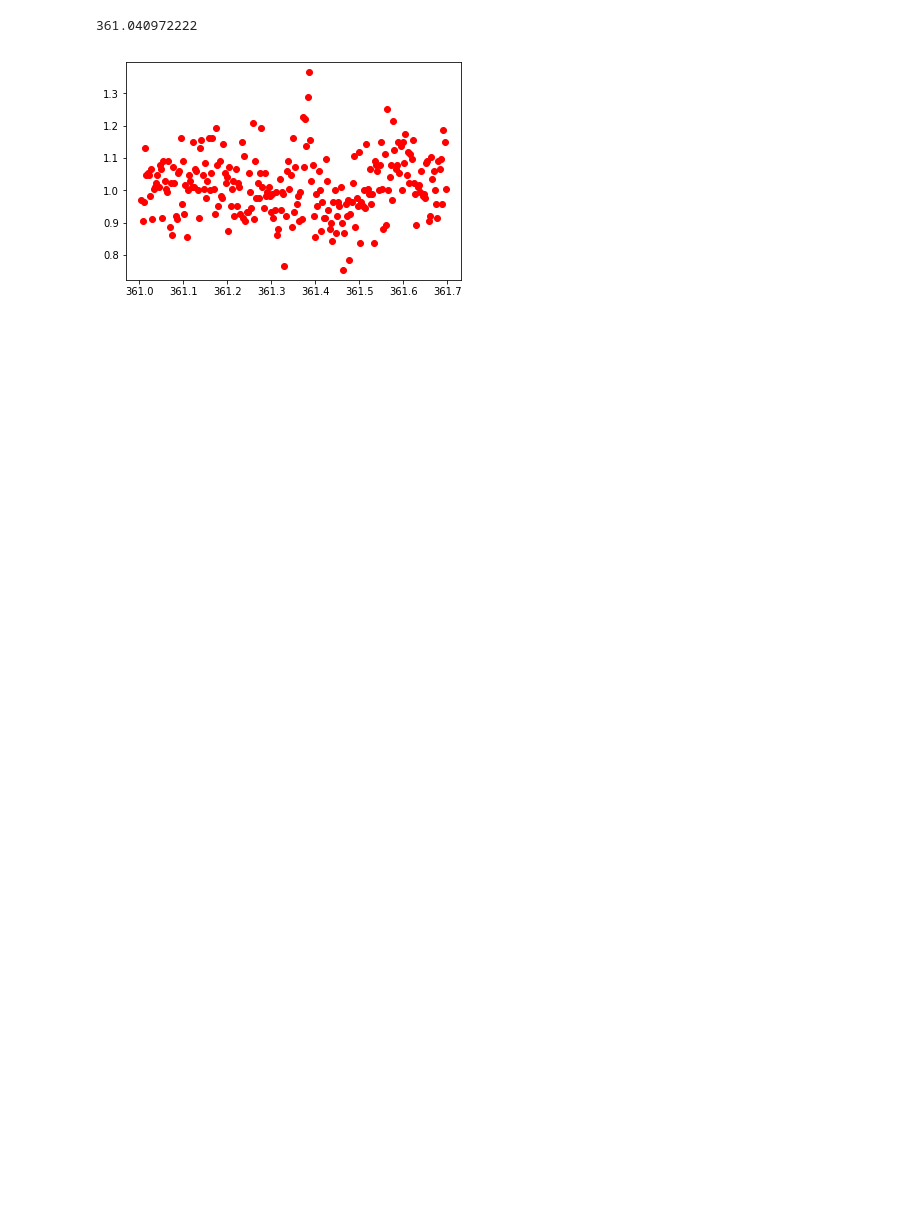
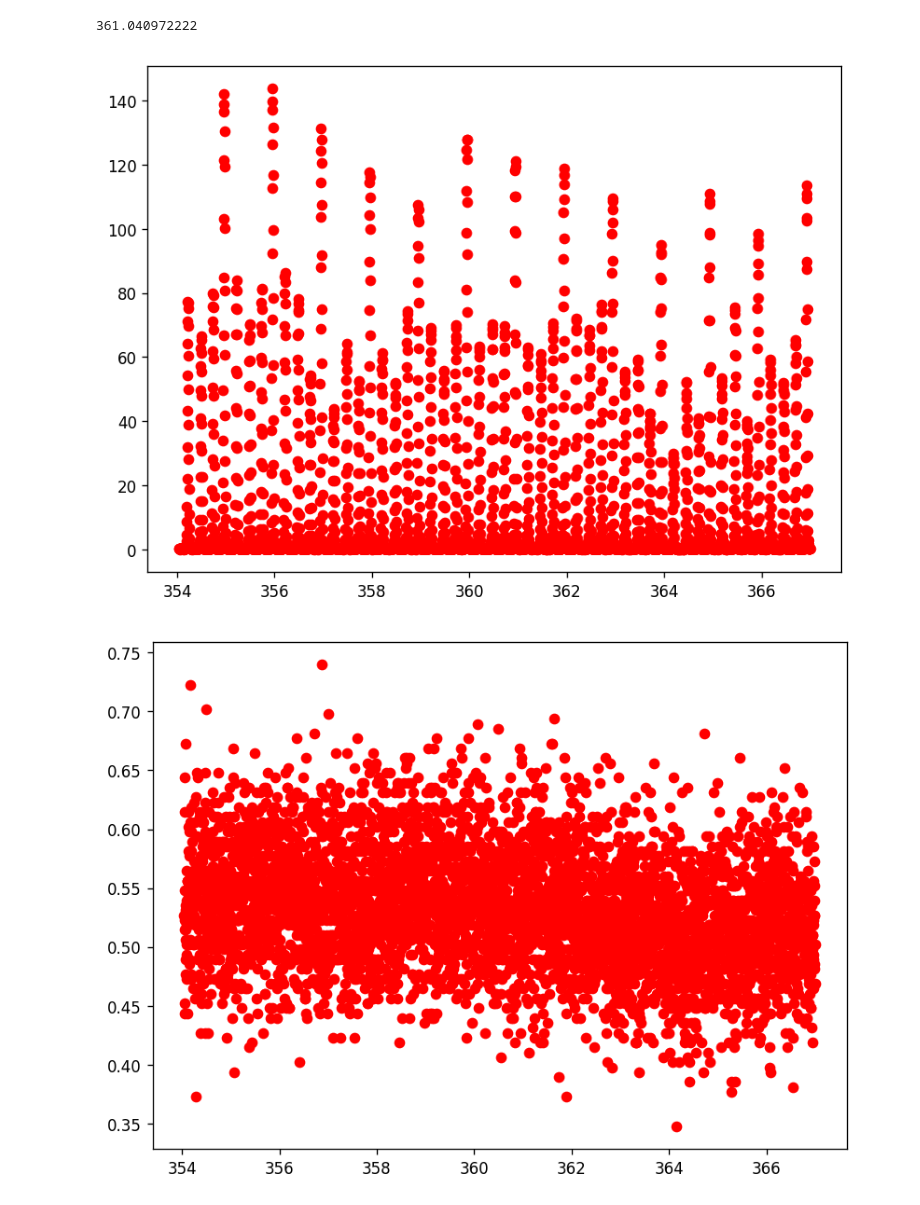
Before and after one commit to casteer/SP_2017, a Jupyter notebook: Example_Analysis.ipynb, the cells around one changed output. Saved outputs shown, nothing was run; the diff lists cells and outputs as text; code cells hidden in the pictures; blank space fills up the shorter version.

```diff
--- a/Example_Analysis.ipynb
+++ b/Example_Analysis.ipynb
@@ -18,8 +22,6 @@ import matplotlib.pyplot as plt
 # %%
 d = datetime(4,12,26);
 print d.date
-
-
 
 ms = gps_particle_data.meta_search();
 
@@ -28,12 +30,12 @@ e.add_date(mins=59,hh=00,dd=26,mm=12,yy=04);
 e.add_data("Geographic_Latitude",3.24);
 e.add_data("Geographic_Longitude",95.8);
 
-start_date = datetime(04,12,19);
-end_date = datetime(05,1,1);
+start_date = datetime(4,12,19);
+end_date = datetime(5,1,1);
 
 ms.load_data(start_date,end_date);
-ms.apply_search(e);
-ms.extend_time_window(2);
+ms.apply_search(e, 7);
+# ms.extend_time_window(0.25);
 
 output_data = ms.get_selected_data("decimal_day");
 
@@ -66,15 +68,36 @@ ns61_050102
 # %%
-# plot some of the data
-x =  output_data["ns61_041226"]["decimal_day"][:]
-tmp = output_data["ns61_041226"]["rate_proton_measured"][:];
-tmpb = output_data["ns61_041226"]["proton_background"][:];
-y = list();
-for i,it in enumerate(tmp):
-    b = tmpb[i];
-    y.append(it[2]/b[2]);
-plt.plot(x[0:250],y[0:250],'ro')
-# plt.plot(output_data[0]["decimal_day"][:],output_data[0]["rate_proton_measured"][:],'ro-');
+data_index = 0;
+signal = "rate_proton_measured";
+background = "proton_background"
+sat_nos = ["ns41", "ns59", "ns61"];
+for sat in sat_nos:
+
+    plt.figure(figsize=(8, 6), dpi=120);
+    # plot some of the data
+    filename = sat + "_041226";
+    x =  output_data[filename]["decimal_day"][:]
+    tmp = output_data[filename][signal][:];
+    tmpb = output_data[filename][background][:];
+    y = list();
+    for i,it in enumerate(tmp):
+        b = tmpb[i];
+        y.append(it[data_index]);#/b[data_index]);
+    plt.plot(x,y,'ro')
+
+    # plot some of the data
+    filename = sat + "_041219";
+    x =  output_data[filename]["decimal_day"][:]
+    tmp = output_data[filename][signal][:];
+    tmpb = output_data[filename][background][:];
+    y = list();
+    for i,it in enumerate(tmp):
+        b = tmpb[i];
+        y.append(it[data_index]);#/b[data_index]);
+    plt.plot(x,y,'ro')
+
+    # plt.plot(output_data[0]["decimal_day"][:],output_data[0]["rate_proton_measured"][:],'ro-');
 print e.data["decimal_day"];
 # %% [output]
 361.040972222
-[figure, old version]
+[figure, new version]
+[figure, added]
```
Also changed, not shown: parts of 4 cells of this notebook, 1 other file.
